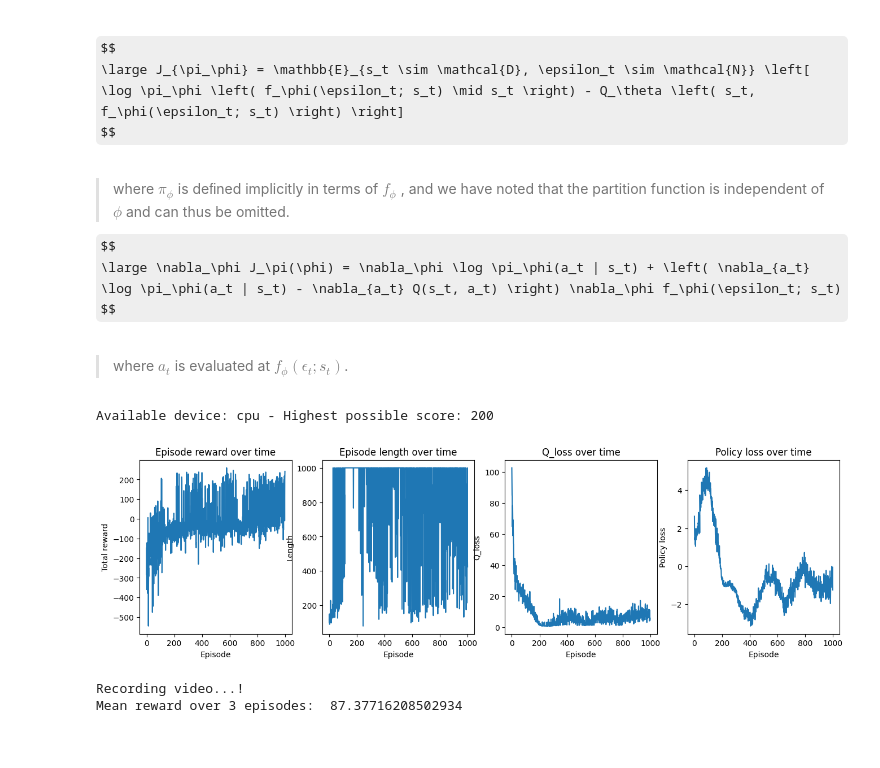
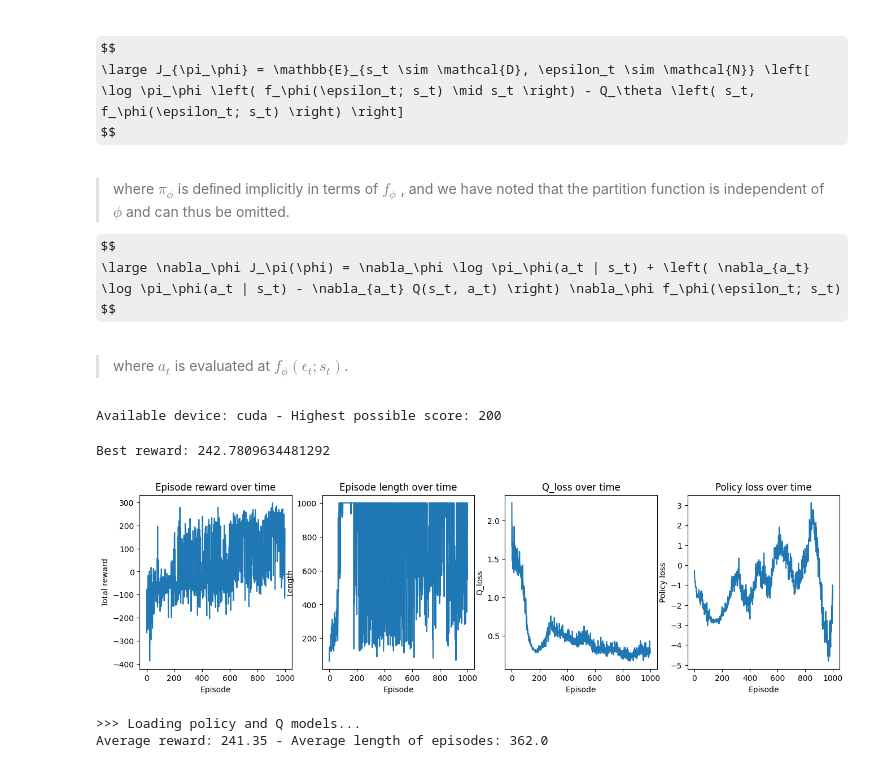
Before and after one commit to Mhddaraaa/start, a Jupyter notebook: ReinforcementLearning/13_RL_SoftActiorCritic.ipynb, the cells around one changed output. Cells and saved outputs as stored; diff of their text form; code cells hidden in the pictures; some formulas as TeX source.

```diff
--- a/ReinforcementLearning/13_RL_SoftActiorCritic.ipynb
+++ b/ReinforcementLearning/13_RL_SoftActiorCritic.ipynb
@@ -452,11 +523,14 @@ class Q_Network(nn.Module):
         return self.model(input).squeeze(-1)
 # %%
 from torch.distributions import Normal, TransformedDistribution, TanhTransform
+
+
 class Policy():
     """
     Deep Q-Network (DQN) implementation.
     """
-    def __init__(self, env, n_hidden=64, lr=0.05, optStep=0.9):
+    def __init__(self, env, n_hidden=64, lr=0.001,
+                 optStep=50, optgamma=0.9, normalize=True):
         """
         Initialize the DQN agent.
 
@@ -478,27 +552,26 @@ class Policy():
         self.alpha = self.log_alpha.exp().item()
 
         # Policy and Q networks
-        self.policy_model = PolicyNetwork(self.n_state, self.action_dim, self.action_interval, n_hidden).to(self.device)
+        self.policy_model = PolicyNetwork(self.n_state, self.action_dim, self.action_interval, n_hidden, normalize).to(self.device)
         self.policy_model_target = copy.deepcopy(self.policy_model)
 
-        self.Q1_model = Q_Network(self.n_state, self.action_dim, n_hidden).to(self.device)
+        self.Q1_model = Q_Network(self.n_state, self.action_dim, n_hidden, normalize).to(self.device)
         self.Q1_model_target = copy.deepcopy(self.Q1_model)
 
-        self.Q2_model = Q_Network(self.n_state, self.action_dim, n_hidden).to(self.device)
+        self.Q2_model = Q_Network(self.n_state, self.action_dim, n_hidden, normalize).to(self.device)
         self.Q2_model_target = copy.deepcopy(self.Q2_model)
 
 
         # Set up the optimizer and learning rate scheduler
         self.policy_optimizer = torch.optim.Adam(self.policy_model.parameters(), lr*0.3)
-        self.policy_schedul = torch.optim.lr_scheduler.StepLR(self.policy_optimizer, step_size=50, gamma=optStep)
+        self.policy_schedul = torch.optim.lr_scheduler.StepLR(self.policy_optimizer, step_size=optStep, gamma=optgamma)
 
         self.Q_Network_params = itertools.chain(self.Q1_model.parameters(), self.Q2_model.parameters())
         self.Q_optimizer = torch.optim.Adam(self.Q_Network_params, lr)
-        self.Q_schedul = torch.optim.lr_scheduler.StepLR(self.Q_optimizer, step_size=50, gamma=optStep)
+        self.Q_schedul = torch.optim.lr_scheduler.StepLR(self.Q_optimizer, step_size=optStep, gamma=optgamma)
 
         self.alpha_optimizer = torch.optim.Adam([self.log_alpha], lr=lr)
-        self.alpha_schedul = torch.optim.lr_scheduler.StepLR(self.alpha_optimizer, step_size=50, gamma=optStep)
-
+        self.alpha_schedul = torch.optim.lr_scheduler.StepLR(self.alpha_optimizer, step_size=optStep, gamma=optgamma)
 
     def update_alpha(self, actions_logp):
         # Compute the alpha loss
@@ -519,6 +592,7 @@ class Policy():
         Args:
             tau (float): Weighting factor for the update (default: 0.01).
         """
+        # 𝜙{target} ← 𝜏 * 𝜙{target} + (1 − 𝜏) * 𝜙
         for params, target_params in zip(self.Q1_model.parameters(), self.Q1_model_target.parameters()):
             target_params.data.copy_(tau * target_params.data + (1 - tau) * params.data)
 
@@ -543,7 +617,7 @@ class Policy():
                 log_prob (torch.Tensor): Log probability of the action.
                 deterministic_action (torch.Tensor): Deterministic action (mean of the policy).
         """
-
+        # 𝜇, 𝜎
         if target:
             with torch.no_grad():
                 mu, sigma = self.policy_model_target(states)
@@ -552,14 +626,13 @@ class Policy():
 
         # Pre-squash distribution and sample
         # This represents the stochastic policy’s action distribution before squashing
-        pi_distribution = Normal(mu, sigma)   # 𝜋(𝑎|𝑠) = N(𝜇,𝜎)
+        pi_distribution = Normal(mu, sigma)   # 𝜋(𝑎|𝑠) ∼ N(𝜇,𝜎)
         # samples an action from the distribution using reparameterization trick,
         x_t = pi_distribution.rsample()     # 𝑥 ~ 𝜋(𝑎|𝑠))
         # apply Tanh() to action in order to be in [-1, 1]
         y_t = torch.tanh(x_t)
         pi_action = y_t  * self.action_interval
 
-        # Compute the Log Probability of the Sampled Action
         # Computes the log probability of the sampled pre-squashed action x_t under the Gaussian distribution
         log_prob = pi_distribution.log_prob(x_t)    # log(𝜋(𝑥|𝑠)) = − (1 / 2)( [(𝑥−𝜇)^2 / 𝜎^2] + 2log𝜎 + log(2𝜋) )
         # Enforcing Action Bound
@@ -578,7 +651,7 @@ class Policy():
         return pi_action, log_prob, deterministic_action
 
 
-    def Q_net_loss(self, states, actions, rewards, next_states, dones, gamma=0.99, alpha=0.2, mode = 'MSE'):
+    def Q_net_loss(self, states, actions, rewards, next_states, dones, gamma=0.99, alpha=0.2, mode = 'huber'):
         """
         Compute the Q-network loss.
 
@@ -653,6 +726,7 @@ class Policy():
         torch.nn.utils.clip_grad_norm_(self.Q_Network_params, max_norm=0.5)  # Gradient clipping
         self.Q_optimizer.step()
 
+        # Policy network and target networks will update less frequently compare to Q_models
         if self.step % 2 == 0:
             # Freeze Q-network
             for params in self.Q_Network_params:
@@ -860,28 +1011,23 @@ class SAC():
                         f" Avg Reward: {avg_reward:.2f} |")
         plt.show()
 # %%
-env = create_env('LunarLanderContinuous-v3', render_mode='rgb_array', record=False)
+env = create_env('LunarLanderContinuous-v3')
 n_hidden = 64
 lr = 0.001
-net = Policy(env, n_hidden=n_hidden, lr=lr, optStep=0.99)
+net = Policy(
+    env, n_hidden=n_hidden, lr=lr, optStep=50, optgamma=0.99, normalize=False
+)
 
 gamma = 0.99
 n_episode = 1000
 batch_size = 256
 train_step = 20
 explore_steps=10_000
+
 agent = SAC(env, net, gamma, n_episode, batch_size, train_step, explore_steps, log_on_fly=False)
+agent.train()
+agent.log()
+# %% [output]
+Available device: cuda - Highest possible score: 200
+Best reward: 242.7809634481292
+[figure, added]
-# %%
-agent.train()
-agent.log()
-# %% [output]
-Available device: cpu - Highest possible score: 200
-[figure, removed]
-# %%
-# play three episode and record playing
-env = create_env('LunarLanderContinuous-v3', render_mode='rgb_array', record=True)
-reward, length = agent.test_agent(env, agent.network, 3)
-print("Mean reward over 3 episodes: ", reward)
-# %% [output]
-Recording video...!
-Mean reward over 3 episodes:  87.37716208502934
@@ -895,0 +1034,7 @@ net.Q_model.load_state_dict(torch.load('./content/Q', weights_only=True))
+# %%
+env = create_env('LunarLanderContinuous-v3', render_mode='rgb_array', record=True, eps_record=1)
+agent = SAC(env, net, gamma, n_episode, batch_size, train_step, explore_steps, model_path='/content', log_on_fly=False)
+agent.test_agent(2)
+# %% [output]
+>>> Loading policy and Q models...
+Average reward: 241.35 - Average length of episodes: 362.0
```
Also changed, not shown: parts of 11 cells of this notebook.
